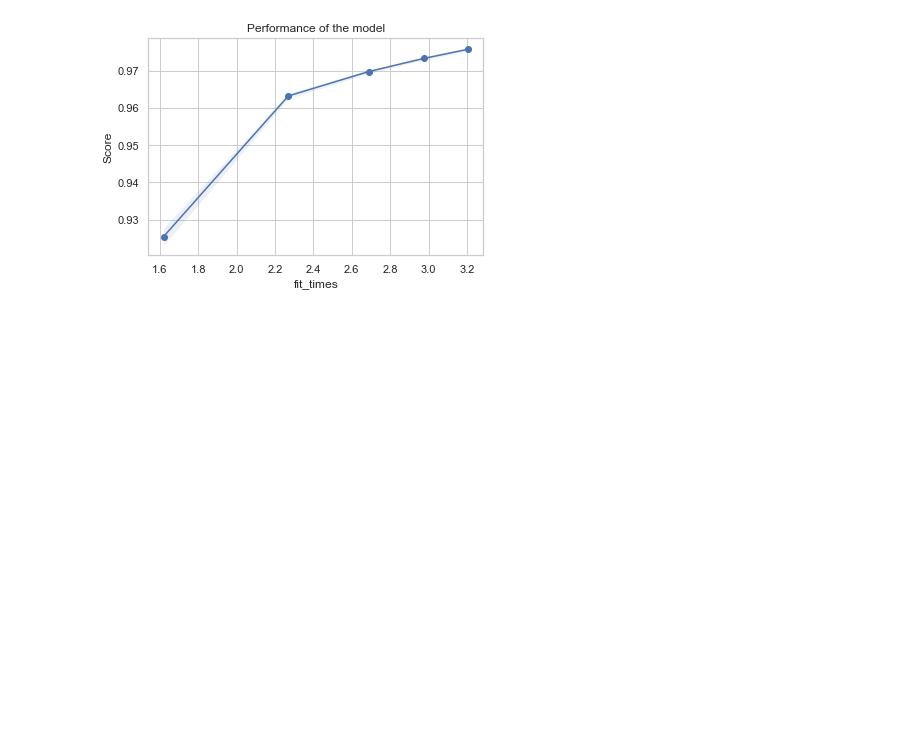
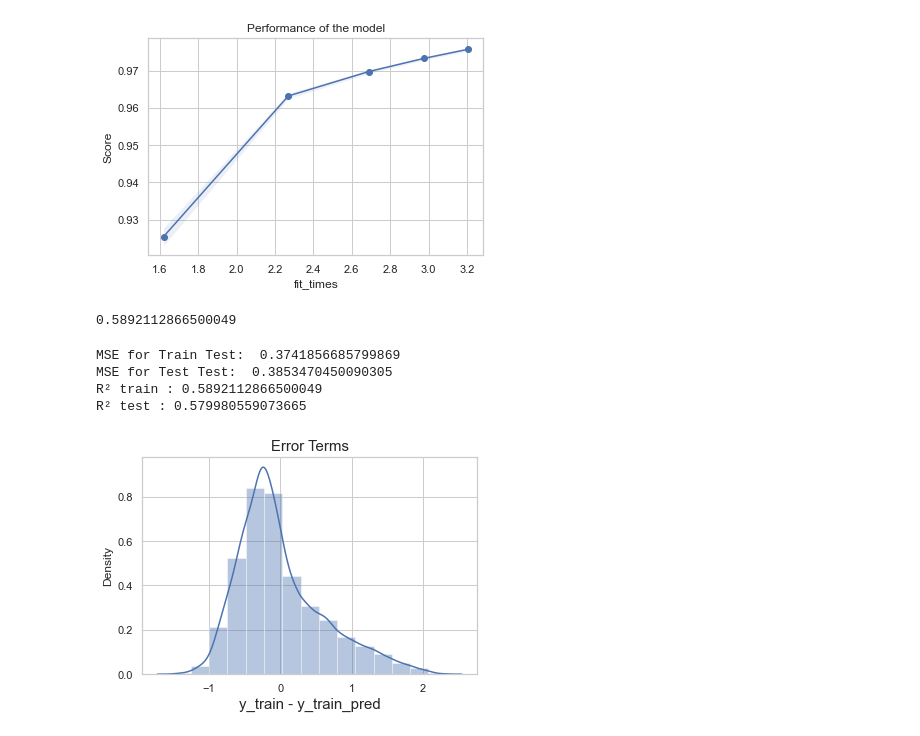
Before and after one commit to branavan94/Python_ForDataAnalysis, a Jupyter notebook: Untitled.ipynb, the cells around one changed output. Drawn from its saved outputs; the diff is of its cells as text; code cells hidden in the pictures; blank space fills up the shorter version.

```diff
--- a/Untitled.ipynb
+++ b/Untitled.ipynb
@@ -408,3 +404,30 @@ def prediction(x):
 # %%
 # https://www.geeksforgeeks.org/saving-a-machine-learning-model/
 #https://www.kdnuggets.com/2019/01/build-api-machine-learning-model-using-flask.html
+# %%
+from sklearn.linear_model import LinearRegression
+reg = LinearRegression().fit(X_train, Y_train)
+reg.score(X_train, Y_train)
+# %% [output]
+0.5892112866500049
+# %%
+pred = reg.predict(X_test)
+pred_train = reg.predict(X_train)
+print("MSE for Train Test: ",mean_squared_error(Y_train,pred_train))
+print("MSE for Test Test: ",mean_squared_error(Y_test,pred))
+print("R² train :", r2_score(Y_train,pred_train))
+print("R² test :",r2_score(Y_test,pred))
+# %% [output]
+MSE for Train Test:  0.3741856685799869
+MSE for Test Test:  0.3853470450090305
+R² train : 0.5892112866500049
+R² test : 0.579980559073665
+# %%
+# Plotting the histogram using the residual values
+fig = plt.figure()
+sn.distplot(Y_train-pred_train, bins = 15)
+plt.title('Error Terms', fontsize = 15)
+plt.xlabel('y_train - y_train_pred', fontsize = 15)
+plt.show()
+# %% [output]
+[figure, added]
```
Also changed, not shown: parts of 5 cells of this notebook, 15 other files.
